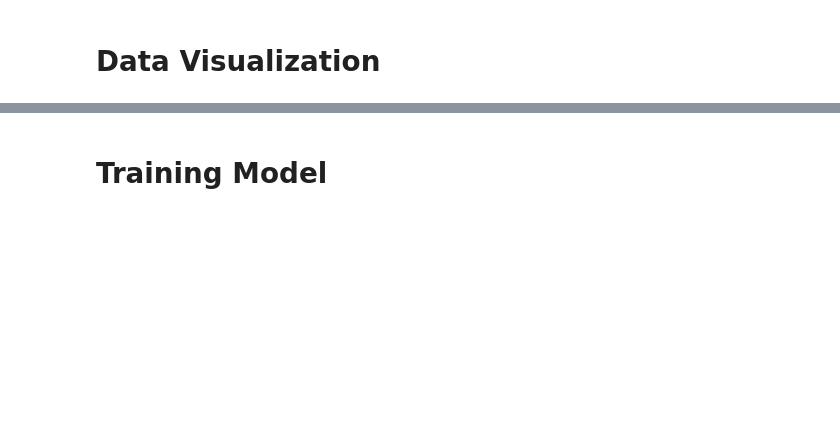
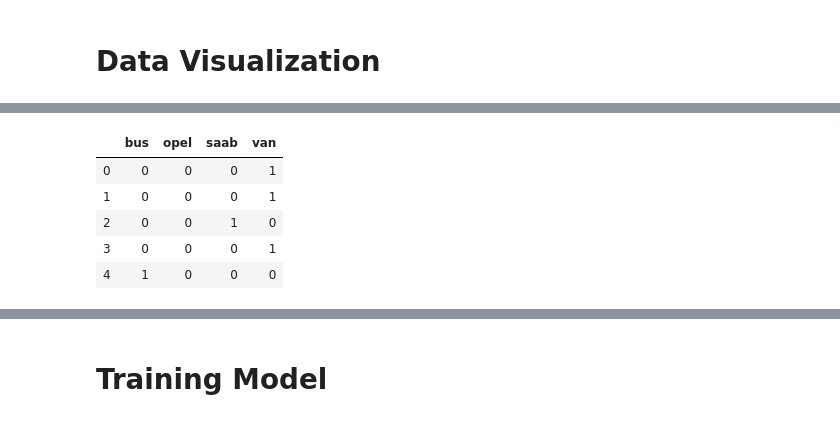
Before and after one commit to mozilla/PRESC, a Jupyter notebook: dev/shiza16/Vehicle_Classifier.ipynb, the cells around one changed output, grey strips where cells are left out. Saved outputs shown, nothing was run; the diff lists cells and outputs as text; code cells hidden in the pictures; blank space fills up the shorter version.

```diff
--- a/dev/shiza16/Vehicle_Classifier.ipynb
+++ b/dev/shiza16/Vehicle_Classifier.ipynb
@@ -21,0 +81,16 @@ Mvehicle.data_visualization(vehicle)
+# %%
+dataset_sklearn = vehicle.copy()
+
+from sklearn.preprocessing import LabelBinarizer
+
+lb = LabelBinarizer()
+lb_results = lb.fit_transform(dataset_sklearn['Class'])
+lb_results_df = pd.DataFrame(lb_results, columns=lb.classes_)
+lb_results_df.head()
+# %% [output]
+|  | bus | opel | saab | van |
+| 0 | 0 | 0 | 0 | 1 |
+| 1 | 0 | 0 | 0 | 1 |
+| 2 | 0 | 0 | 1 | 0 |
+| 3 | 0 | 0 | 0 | 1 |
+| 4 | 1 | 0 | 0 | 0 |
```
Also changed, not shown: parts of 29 cells of this notebook, 1 other file.
